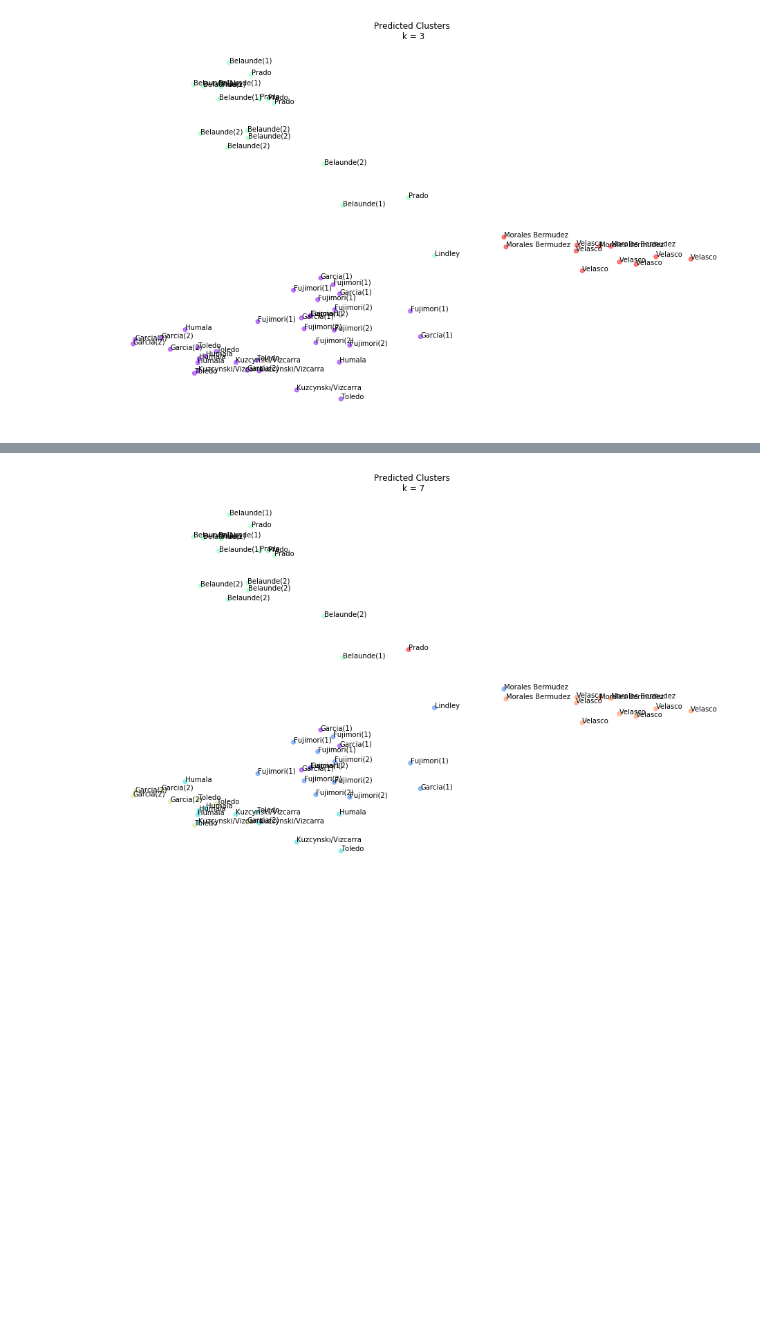
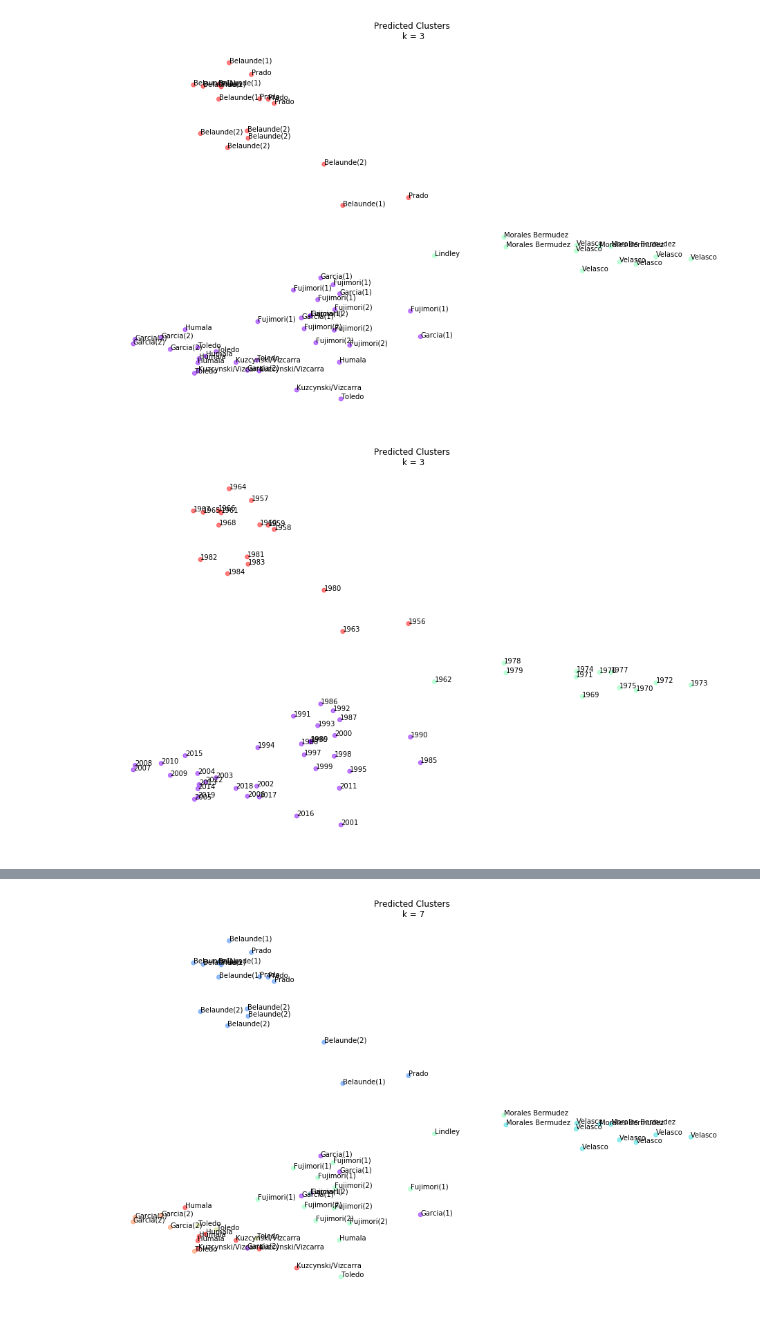
Before and after one commit to ccsuehara/Peruvian-presidents-speeches, a Jupyter notebook: notebooks/analysis/clustering.ipynb, the cells around one changed output, grey strips where cells are left out. Cells and saved outputs as stored; diff of their text form; code cells hidden in the pictures; blank space fills up the shorter version.

Commit message:
added labels for years in kmeans plots

```diff
--- a/notebooks/analysis/clustering.ipynb
+++ b/notebooks/analysis/clustering.ipynb
@@ -80,6 +80,27 @@ plt.savefig('../../outputs/clustering/kmeans' + str(categories) + '.png')
 plt.show()
 # %% [output]
 [figure]
+# %%
+categories = 3
+colors = list(plt.cm.rainbow(np.linspace(0,1, categories)))
+colors_p = [colors[l] for l in df['kmeans' + str(categories)]]
+
+# Plotting
+plt.figure(figsize=(16,10))
+fig = plt.figure(1)
+ax = fig.add_subplot(111)
+ax.set_frame_on(False)
+plt.scatter(reduced_pca[:, 0], reduced_pca[:, 1], color = colors_p, alpha = 0.5)
+plt.xticks(())
+plt.yticks(())
+for i, adm in enumerate(df['year']):
+    ax.annotate(adm, (reduced_pca[:, 0][i],reduced_pca[:, 1][i]),size=10)
+plt.title('Predicted Clusters\n k = {}'.format(categories))
+
+plt.savefig('../../outputs/clustering/kmeans' + str(categories) + '-years.png')
+plt.show()
+# %% [output]
+[figure, added]
 # %%
 categories = 4
 colors = list(plt.cm.rainbow(np.linspace(0,1, categories)))
```
Also changed, not shown: parts of 7 cells of this notebook, 10 other files.
